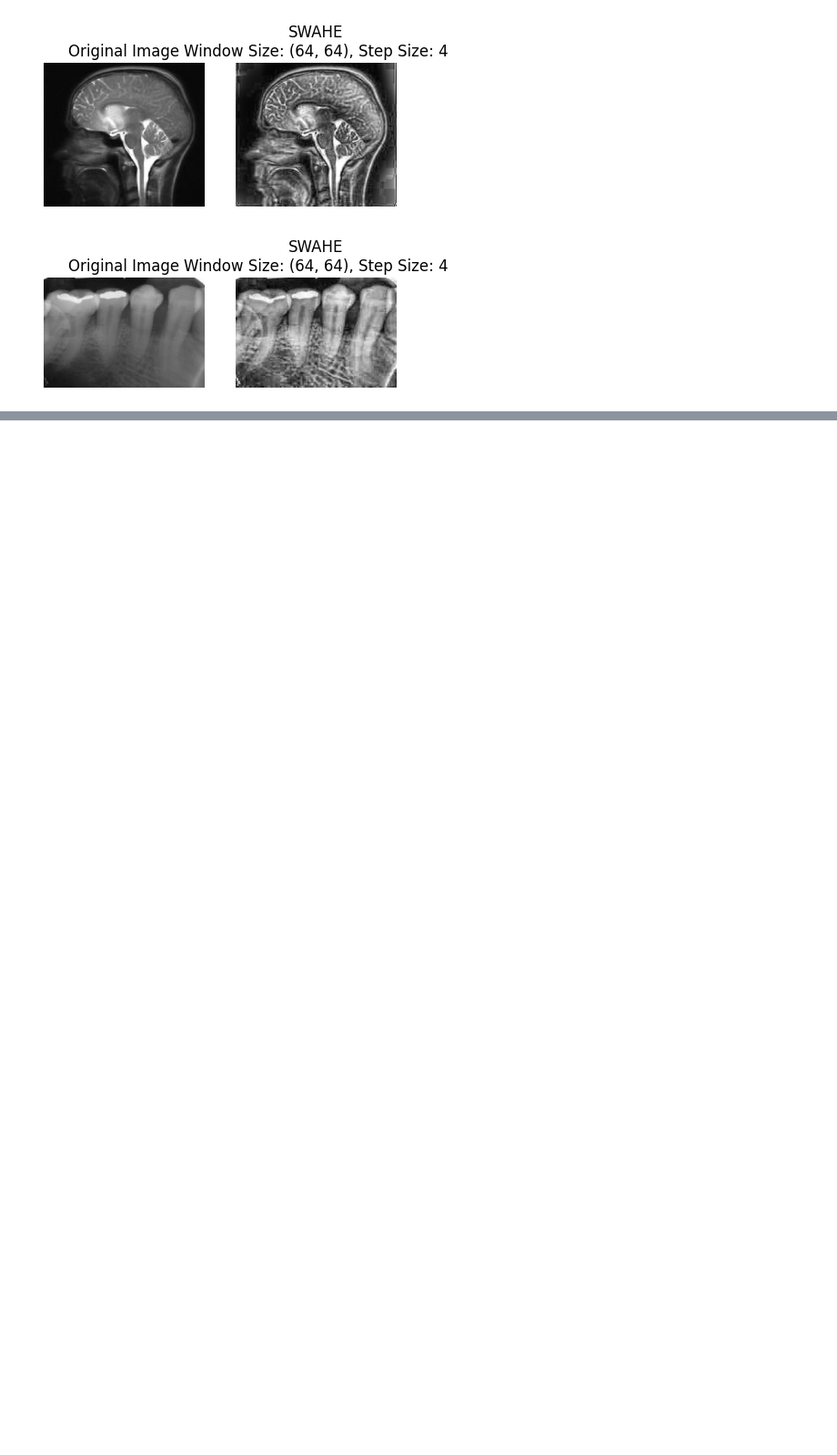
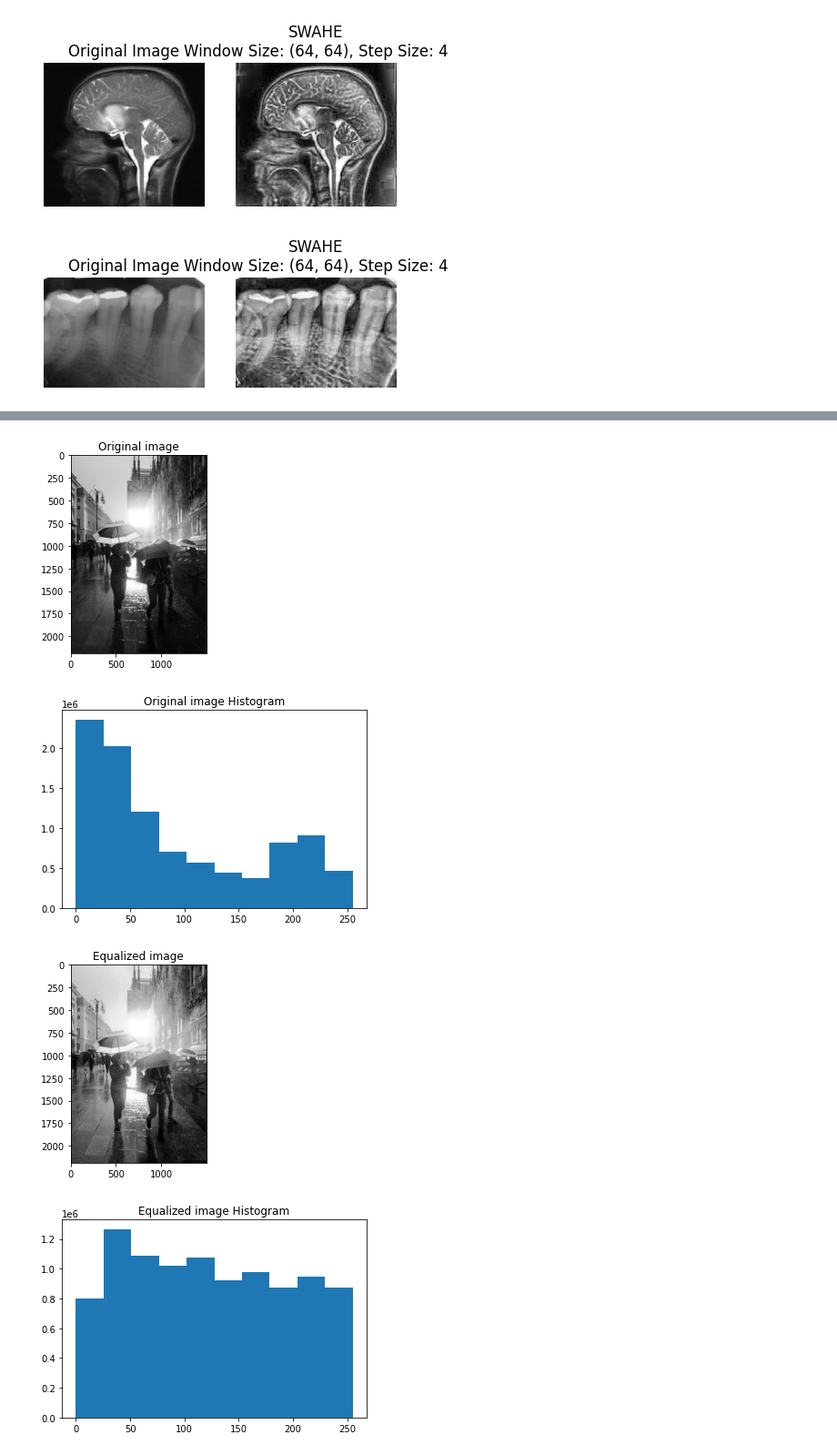
Before and after one commit to Alfonso-Garibay/computer-vision-course-Equipo-15, a Jupyter notebook: 2_image_enhancement.ipynb, the cells around one changed output, grey strips where cells are left out. Shown at 91% size. Cells and saved outputs as stored; diff of their text form; code cells hidden in the pictures; blank space fills up the shorter version.

```diff
--- a/2_image_enhancement.ipynb
+++ b/2_image_enhancement.ipynb
@@ -257,0 +336,7 @@ apply_swahe('data/swahe2.jpeg')
+# %%
+apply_clahe('data/rain.jpg')
+# %% [output]
+[figure, added]
+[figure, added]
+[figure, added]
+[figure, added]
```
Also changed, not shown: parts of 10 cells of this notebook, 3 other files.
